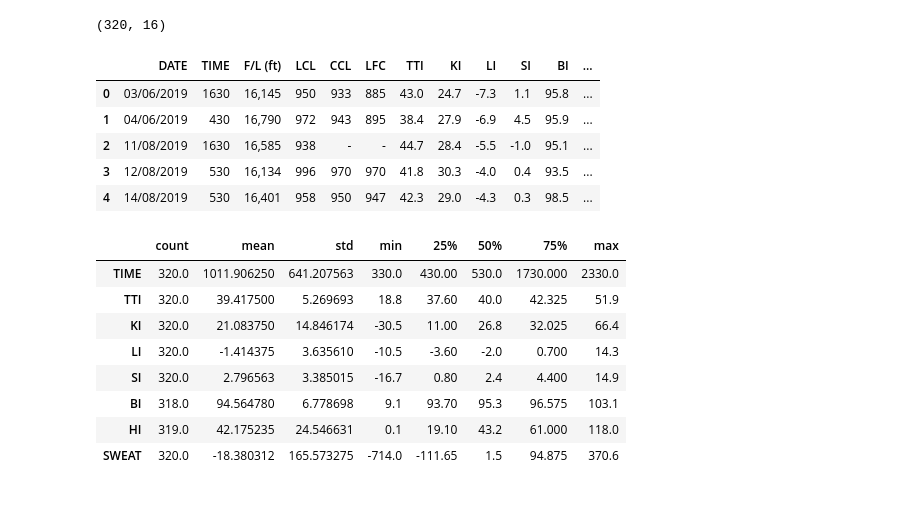
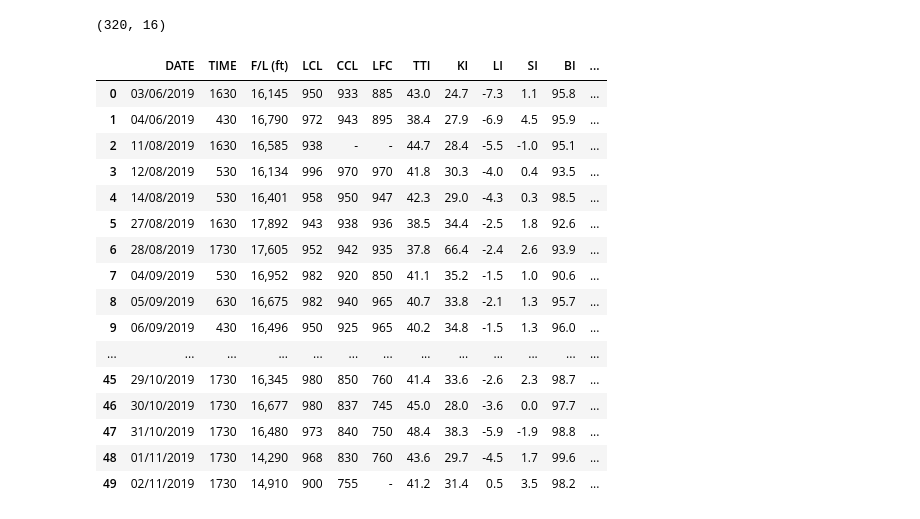
Before and after one commit to ishankarve/meta_analysis, a Jupyter notebook: met_forecast.ipynb, the cells around one changed output. Drawn from its saved outputs; the diff is of its cells as text; code cells hidden in the pictures.

```diff
--- a/met_forecast.ipynb
+++ b/met_forecast.ipynb
@@ -22,33 +24,34 @@ import warnings
 warnings.filterwarnings('ignore')
 # %%
 # import data
-train_df = pd.read_csv("https://raw.githubusercontent.com/ishankarve/meta_analysis/main/metadata.csv")
+met_df = pd.read_csv("https://raw.githubusercontent.com/ishankarve/meta_analysis/main/metadata.csv", na_values=np.nan)
 # %%
 # prevent result truncation
 pd.options.display.max_rows = 1000
 pd.options.display.max_columns = 300
-# %%
-train_df.shape
-# %% [output]
-(320, 16)
-# %%
-train_df.head()
-# %% [output]
-|  | DATE | TIME | F/L (ft) | LCL | CCL | LFC | TTI | KI | LI | SI | BI | ... |
-| 0 | 03/06/2019 | 1630 | 16,145 | 950 | 933 | 885 | 43.0 | 24.7 | -7.3 | 1.1 | 95.8 | ... |
-| 1 | 04/06/2019 | 430 | 16,790 | 972 | 943 | 895 | 38.4 | 27.9 | -6.9 | 4.5 | 95.9 | ... |
-| 2 | 11/08/2019 | 1630 | 16,585 | 938 | - | - | 44.7 | 28.4 | -5.5 | -1.0 | 95.1 | ... |
-| 3 | 12/08/2019 | 530 | 16,134 | 996 | 970 | 970 | 41.8 | 30.3 | -4.0 | 0.4 | 93.5 | ... |
-| 4 | 14/08/2019 | 530 | 16,401 | 958 | 950 | 947 | 42.3 | 29.0 | -4.3 | 0.3 | 98.5 | ... |
-# %%
-train_df.describe().T
-# %% [output]
-|  | count | mean | std | min | 25% | 50% | 75% | max |
-| TIME | 320.0 | 1011.906250 | 641.207563 | 330.0 | 430.00 | 530.0 | 1730.000 | 2330.0 |
-| TTI | 320.0 | 39.417500 | 5.269693 | 18.8 | 37.60 | 40.0 | 42.325 | 51.9 |
-| KI | 320.0 | 21.083750 | 14.846174 | -30.5 | 11.00 | 26.8 | 32.025 | 66.4 |
-| LI | 320.0 | -1.414375 | 3.635610 | -10.5 | -3.60 | -2.0 | 0.700 | 14.3 |
-| SI | 320.0 | 2.796563 | 3.385015 | -16.7 | 0.80 | 2.4 | 4.400 | 14.9 |
-| BI | 318.0 | 94.564780 | 6.778698 | 9.1 | 93.70 | 95.3 | 96.575 | 103.1 |
-| HI | 319.0 | 42.175235 | 24.546631 | 0.1 | 19.10 | 43.2 | 61.000 | 118.0 |
-| SWEAT | 320.0 | -18.380312 | 165.573275 | -714.0 | -111.65 | 1.5 | 94.875 | 370.6 |
+# %%
+# check shape of the dataframe
+met_df.shape
+# %% [output]
+(320, 16)
+# %%
+# check sample dataframe
+met_df.head(50)
+# %% [output]
+|  | DATE | TIME | F/L (ft) | LCL | CCL | LFC | TTI | KI | LI | SI | BI | ... |
+| 0 | 03/06/2019 | 1630 | 16,145 | 950 | 933 | 885 | 43.0 | 24.7 | -7.3 | 1.1 | 95.8 | ... |
+| 1 | 04/06/2019 | 430 | 16,790 | 972 | 943 | 895 | 38.4 | 27.9 | -6.9 | 4.5 | 95.9 | ... |
+| 2 | 11/08/2019 | 1630 | 16,585 | 938 | - | - | 44.7 | 28.4 | -5.5 | -1.0 | 95.1 | ... |
+| 3 | 12/08/2019 | 530 | 16,134 | 996 | 970 | 970 | 41.8 | 30.3 | -4.0 | 0.4 | 93.5 | ... |
+| 4 | 14/08/2019 | 530 | 16,401 | 958 | 950 | 947 | 42.3 | 29.0 | -4.3 | 0.3 | 98.5 | ... |
+| 5 | 27/08/2019 | 1630 | 17,892 | 943 | 938 | 936 | 38.5 | 34.4 | -2.5 | 1.8 | 92.6 | ... |
+| 6 | 28/08/2019 | 1730 | 17,605 | 952 | 942 | 935 | 37.8 | 66.4 | -2.4 | 2.6 | 93.9 | ... |
+| 7 | 04/09/2019 | 530 | 16,952 | 982 | 920 | 850 | 41.1 | 35.2 | -1.5 | 1.0 | 90.6 | ... |
+| 8 | 05/09/2019 | 630 | 16,675 | 982 | 940 | 965 | 40.7 | 33.8 | -2.1 | 1.3 | 95.7 | ... |
+| 9 | 06/09/2019 | 430 | 16,496 | 950 | 925 | 965 | 40.2 | 34.8 | -1.5 | 1.3 | 96.0 | ... |
+| ... | ... | ... | ... | ... | ... | ... | ... | ... | ... | ... | ... | ... |
+| 45 | 29/10/2019 | 1730 | 16,345 | 980 | 850 | 760 | 41.4 | 33.6 | -2.6 | 2.3 | 98.7 | ... |
+| 46 | 30/10/2019 | 1730 | 16,677 | 980 | 837 | 745 | 45.0 | 28.0 | -3.6 | 0.0 | 97.7 | ... |
+| 47 | 31/10/2019 | 1730 | 16,480 | 973 | 840 | 750 | 48.4 | 38.3 | -5.9 | -1.9 | 98.8 | ... |
+| 48 | 01/11/2019 | 1730 | 14,290 | 968 | 830 | 760 | 43.6 | 29.7 | -4.5 | 1.7 | 99.6 | ... |
+| 49 | 02/11/2019 | 1730 | 14,910 | 900 | 755 | - | 41.2 | 31.4 | 0.5 | 3.5 | 98.2 | ... |
```
Also changed, not shown: parts of 21 cells of this notebook.
